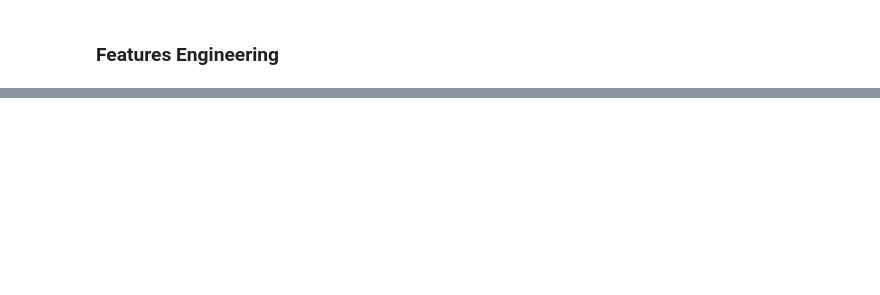
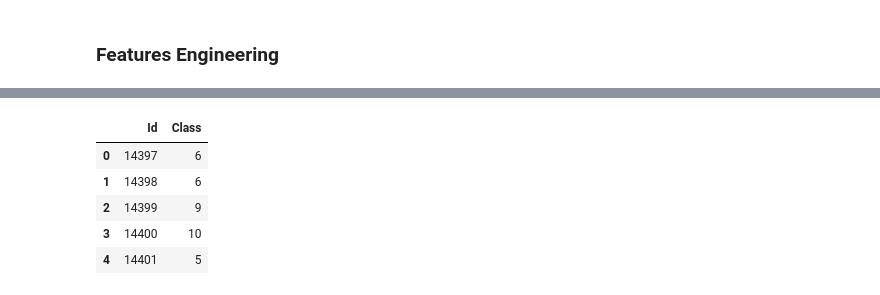
Before and after one commit to MinhNguyen-leo/SGU25_ML_GroupProject, a Jupyter notebook: Challenge_3_Music/mrc_minleo.ipynb, the cells around one changed output, grey strips where cells are left out. Cells and saved outputs as stored; diff of their text form; code cells hidden in the pictures; blank space fills up the shorter version.

```diff
--- a/Challenge_3_Music/mrc_minleo.ipynb
+++ b/Challenge_3_Music/mrc_minleo.ipynb
@@ -16,6 +25,7 @@ import seaborn as sns
 # %%
 df_train = pd.read_csv('data/train (1).csv')
 df_test = pd.read_csv('data/test (2).csv')
+sample_submission = pd.read_csv('./data/sample_submission (2).csv')
 
 df_train.head()
 # %% [output]
@@ -145,7 +155,7 @@ plt.show()
 ### Data Preprocessing
 # %%
 # 1. Drop cột không cần thiết
-df = df_train.drop(['id','artist_name','track_name'], axis=1, errors='ignore')
+df = df_train.drop(['Id', 'Artist Name', 'Track Name'], axis=1, errors='ignore')
 
 # 2. Popularity: fill missing bằng median
 if df['Popularity'].isnull().sum()>0:
@@ -208,0 +279,7 @@ df['pop_bin'] = pd.cut(df['Popularity'], bins=[-1,20,40,60,80,101], labels=False
+# %%
+X = df.drop(columns=['Class'])
+y = df['Class']
+
+scaler = StandardScaler()
+X_scaled = scaler.fit_transform(X)
+X_test_scaled = scaler.transform(df_test)
@@ -208,0 +288,4 @@ df['pop_bin'] = pd.cut(df['Popularity'], bins=[-1,20,40,60,80,101], labels=False
+# %%
+X_train, X_val, y_train, y_val = train_test_split(
+    X_scaled, y, test_size=0.2, random_state=42, stratify=y
+)
@@ -208,0 +294,59 @@ df['pop_bin'] = pd.cut(df['Popularity'], bins=[-1,20,40,60,80,101], labels=False
+# %%
+cat = CatBoostClassifier(
+    iterations=1200,
+    learning_rate=0.05,
+    depth=8,
+    loss_function='MultiClass',
+    verbose=0
+)
+
+cat.fit(X_train, y_train)
+pred_cat = cat.predict(X_val)
+
+print("=== CatBoost Validation Accuracy ===")
+print(accuracy_score(y_val, pred_cat))
+print(classification_report(y_val, pred_cat))
+
+# ============================
+# 3. XGBOOST MODEL
+# ============================
+
+model = XGBClassifier(
+    n_estimators=500,
+    max_depth=8,
+    learning_rate=0.03,
+    subsample=0.8,
+    colsample_bytree=0.8,
+    objective='multi:softmax',
+    num_class=9,
+    eval_metric='mlogloss'
+)
+
+model.fit(X_train, y_train)
+y_pred = model.predict(X_val)
+
+print("=== XGBoost Validation Report ===")
+print(classification_report(y_val, y_pred))
+
+
+# ============================
+# 4. TRAIN FULL + PREDICT TEST
+# ============================
+
+# Chọn model tốt hơn, ví dụ CatBoost:
+cat.fit(X, y)  # train full
+test_pred = cat.predict(df_test)
+
+# Hoặc nếu XGB tốt hơn thì thay cat bằng model
+# model.fit(X, y)
+# test_pred = model.predict(df_test)
+
+# ============================
+# 5. Xuất submission
+# ============================
+submit = sample_submission.copy()
+submit['Class'] = test_pred.astype(int)
+submit.to_csv("submission.csv", index=False)
+
+submit.head()
+# %% [output]
@@ -208,0 +370,6 @@ df['pop_bin'] = pd.cut(df['Popularity'], bins=[-1,20,40,60,80,101], labels=False
+|  | Id | Class |
+| 0 | 14397 | 6 |
+| 1 | 14398 | 6 |
+| 2 | 14399 | 9 |
+| 3 | 14400 | 10 |
+| 4 | 14401 | 5 |
```
Also changed, not shown: parts of 8 cells of this notebook.
